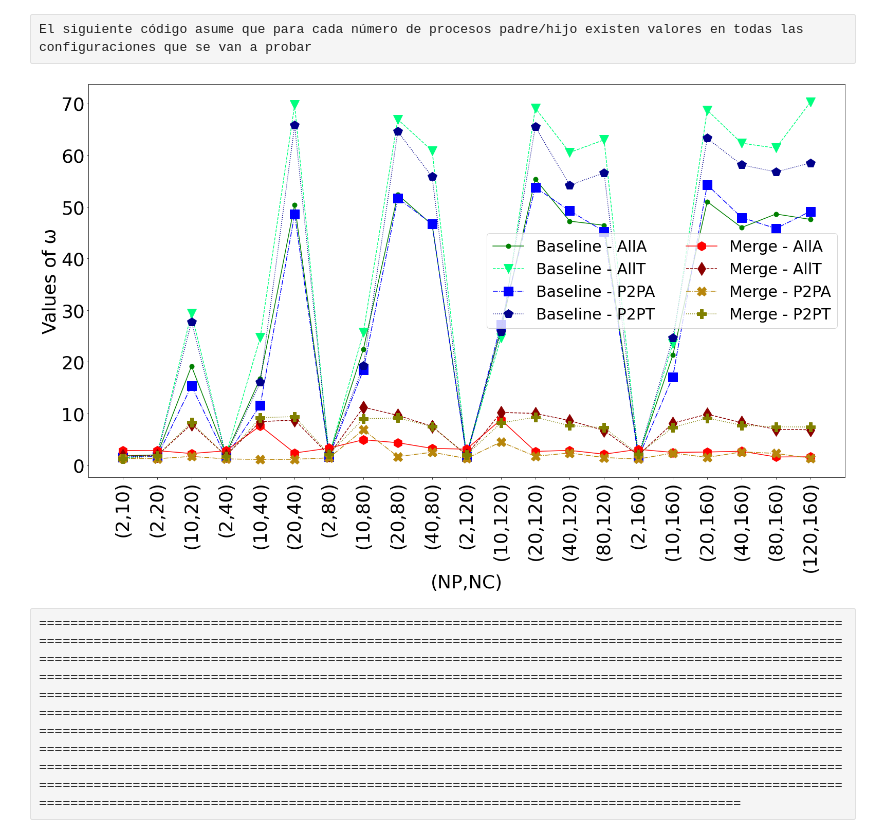
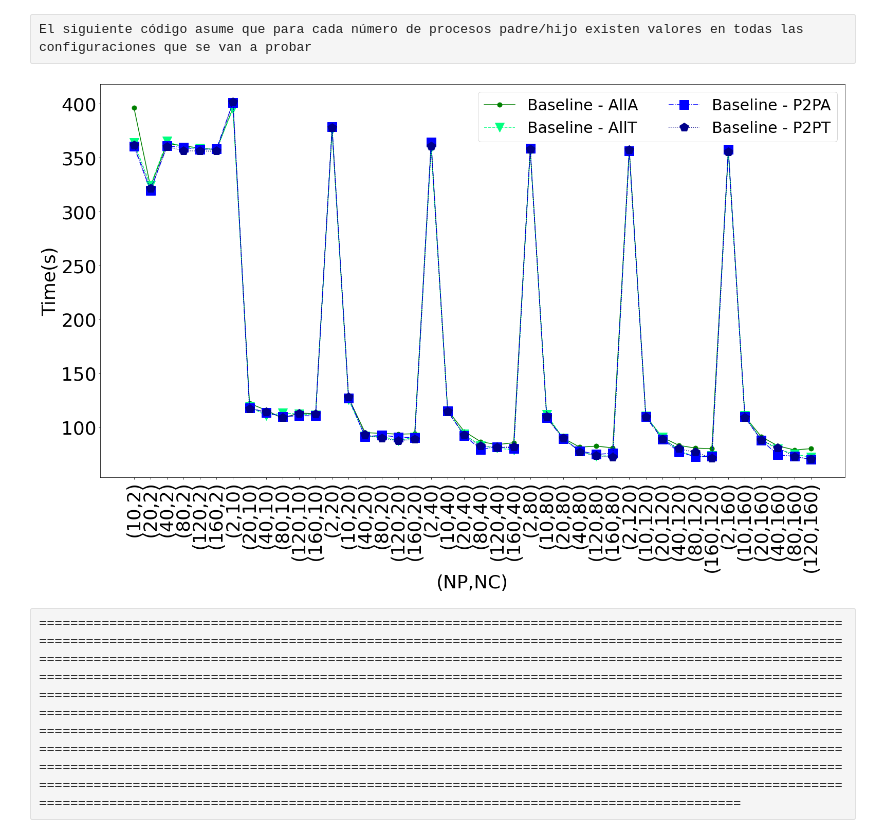
Before and after one commit to hpca-uji/Proteo, a Jupyter notebook: Analysis/new_analyser.ipynb, the cells around one changed output. Cells and saved outputs as stored; diff of their text form; code cells hidden in the pictures.

```diff
--- a/Analysis/new_analyser.ipynb
+++ b/Analysis/new_analyser.ipynb
@@ -527,7 +517,8 @@ def get_df_np_ns_data(df_check, tipo, used_config, np_aux, ns_aux):
             df_config_aux = df_config_aux.loc[(df_config_aux[aux_name] == aux_value)]
 
         aux_value = list(df_config_aux[tipo])
-        dataLists.append(aux_value)
+        if len(aux_value) > 0:
+            dataLists.append(aux_value)
     return dataLists
 
 def get_df_config_data(df_check, tipo, config):
@@ -548,7 +539,8 @@ def get_df_config_data(df_check, tipo, config):
                     df_aux = df_config_aux.loc[(df_config_aux['NP']==np_aux)]
                     df_aux = df_aux.loc[(df_aux['NC']==ns_aux)]
                 aux_value = list(df_aux[tipo])
-                dataLists.append(aux_value)
+                if len(aux_value) > 0:
+                    dataLists.append(aux_value)
     return dataLists
 # %%
 def check_normality(df_check, tipo, used_config, fast=True):
@@ -634,7 +649,9 @@ def results_with_perc(tipo, data_aux, used_config, rms_boundary=0):
 
 def results_with_stats(tipo, df_check, used_config, rms_boundary=0):
     results = []
-    use_parametric = check_normality(df_check,tipo, used_config)
+    use_parametric = check_normality(df_check, tipo, used_config)
+    if use_parametric:
+        use_parametric = check_homoscedasticity(df_check, tipo, used_config)
     for np_aux in processes:
         for ns_aux in processes:
             if np_aux != ns_aux:
@@ -653,7 +670,7 @@ def results_with_stats(tipo, df_check, used_config, rms_boundary=0):
 
     return results
 # %%
-checked_type='T_spawn'
+checked_type='T_Malleability'
 use_perc = False
 select_first_winner = False
 prefer_first_winner = False
@@ -672,6 +689,11 @@ elif checked_type=='T_Malleability' or checked_type=='T_spawn' or checked_type==
         data_aux = grouped_aggM
     else:
         data_aux = dfM
+        if tipo == 'T_AR':
+            data_aux = data_aux[(data_aux.ADR > 0)]
+        elif tipo == 'T_SR':
+            data_aux = data_aux[(data_aux.ADR == 0)]
+
     used_config = configurations_simple
 
 if use_perc:
@@ -679,6 +701,11 @@ if use_perc:
 else:
     results = results_with_stats(tipo, data_aux, used_config, rms_boundary)
 
+if not use_perc and tipo == 'T_AR': #FIXME!!!! No tiene en cuenta total de configuraciones sincronos
+    for res_index in range(len(results)):
+        for inner_index in range(len(results[res_index])):
+            results[res_index][inner_index]+=4
+
 #Results is a 2 dimensional array. First dimension indicates lists of winners of a particulal number of processes (NP->NC).
 #Second dimension is an ordered preference of indexes in the array configurations.
 print(results)
@@ -882,8 +913,8 @@ print(aux_counts)
 # %% [raw]
 El siguiente código asume que para cada número de procesos padre/hijo existen valores en todas las configuraciones que se van a probar
 # %%
-used_direction='e'
-test_parameter='omega' #Valores son "alpha" o "omega"
+used_direction='a'
+test_parameter='T_total' #Valores son "alpha" o "omega"
 
 if test_parameter == 'alpha':
     name_fig="Alpha_"
@@ -897,6 +928,14 @@ elif test_parameter == 'omega':
     name_legend = "Values of ω"
     used_config = configurations
     data_aux = grouped_aggLAsynch[grouped_aggLAsynch[real_parameter] > 0]
+elif test_parameter == 'T_total':
+    name_fig="Ttotal"
+    real_parameter='T_total'
+    name_legend = "Time(s)"
+    used_config = configurations
+    data_aux = grouped_aggG
+    #data_aux = data_aux[data_aux.index.isin(df1.index)]
+
 if used_direction=='s':
     data_aux=data_aux.query('NP > NC')
     name_fig= name_fig+"Shrink"
@@ -913,38 +952,34 @@ for config in used_config:
         dataLists = list(filter(lambda x: x != float('infinity'), dataLists))
         plot_data.append(dataLists)
 
 labels_aux = []
 for ns_aux in processes:
     for np_aux in processes:
         if used_direction=='s' and np_aux > ns_aux or used_direction=='e' and np_aux < ns_aux or used_direction=='a' and np_aux != ns_aux:
             new_label = "(" + str(np_aux) + "," + str(ns_aux) + ")"
             labels_aux.append(new_label)
-#print(data_aux[real_parameter])
-#print(plot_data)
-#print(len(plot_data))
-#print(labels_aux)
-#print(len(labels_aux))
+
 labelsMethods_aux = ['Baseline - AllA', 'Baseline - AllT','Baseline - P2PA','Baseline - P2PT',
                     'Merge - AllA','Merge - AllT','Merge - P2PA','Merge - P2PT']
 
 f=plt.figure(figsize=(22, 14))
 ax=f.add_subplot(111)
 x = np.arange(len(labels_aux))
 for index in range(len(plot_data)):
     array_aux = plot_data[index]
     ax.plot(x, array_aux, color=colors_m[index%len(colors_m)], linestyle=linestyle_m[index%len(linestyle_m)], \
         marker=markers_m[index%len(markers_m)], markersize=18, label=labelsMethods_aux[index])
 
 ax.set_xlabel("(NP,NC)", fontsize=36)
 ax.set_ylabel(name_legend, fontsize=36)
 plt.xticks(x, labels_aux,rotation=90)
 ax.tick_params(axis='both', which='major', labelsize=36)
 ax.tick_params(axis='both', which='minor', labelsize=36)
 plt.legend(loc='best', fontsize=30,ncol=2,framealpha=0.8)
 
 f.tight_layout()
 f.savefig("Images/LinePlot_"+name_fig+".png", format="png")
 # %% [output]
-[figure, old version]
+[figure, new version]
 # %% [raw]
 ================================================================================================================================================================================================================================================================================================================================================================================================================================================================================================================================================================================================================================================================================================================================================================================================================================================================================================================================================================================================================================================================================================================================================================
```
Also changed, not shown: parts of 18 cells of this notebook.
